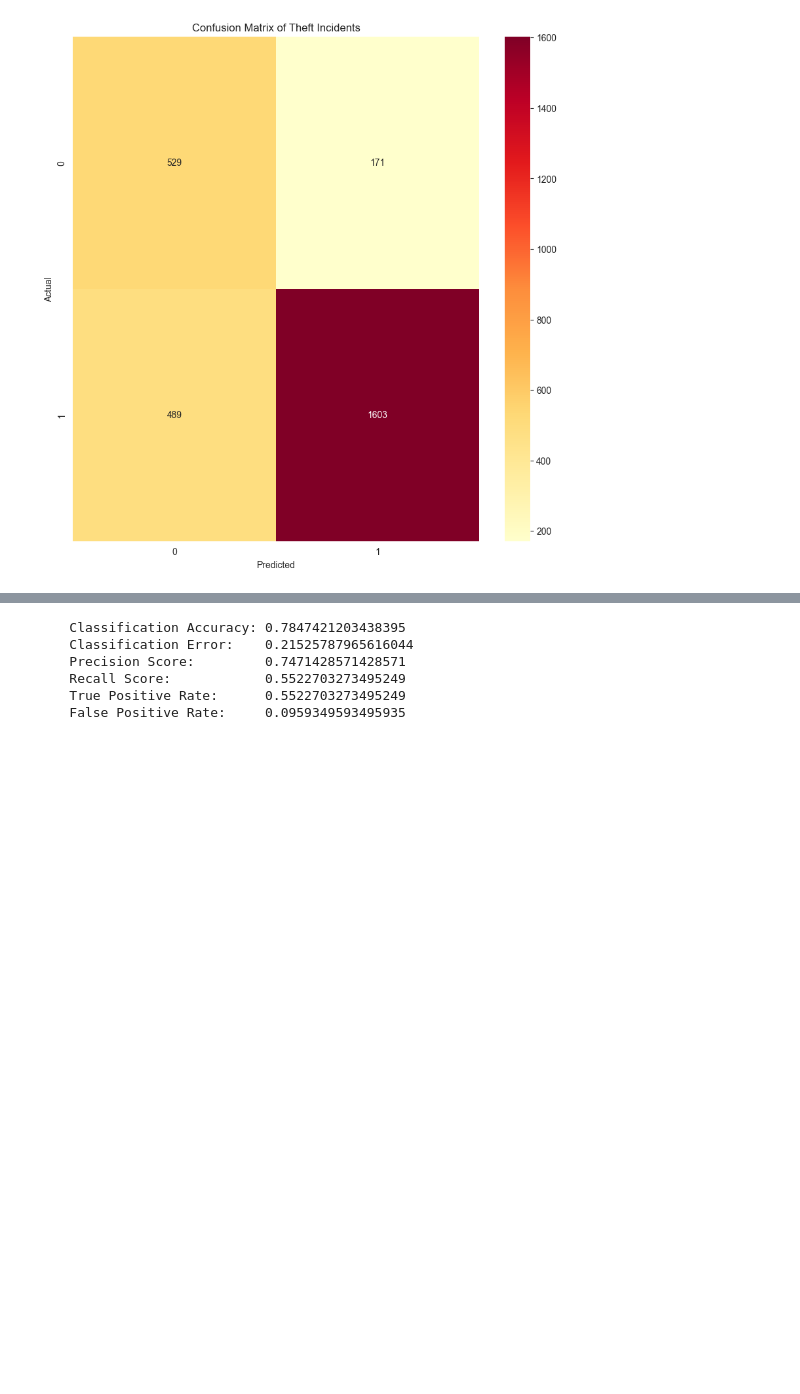
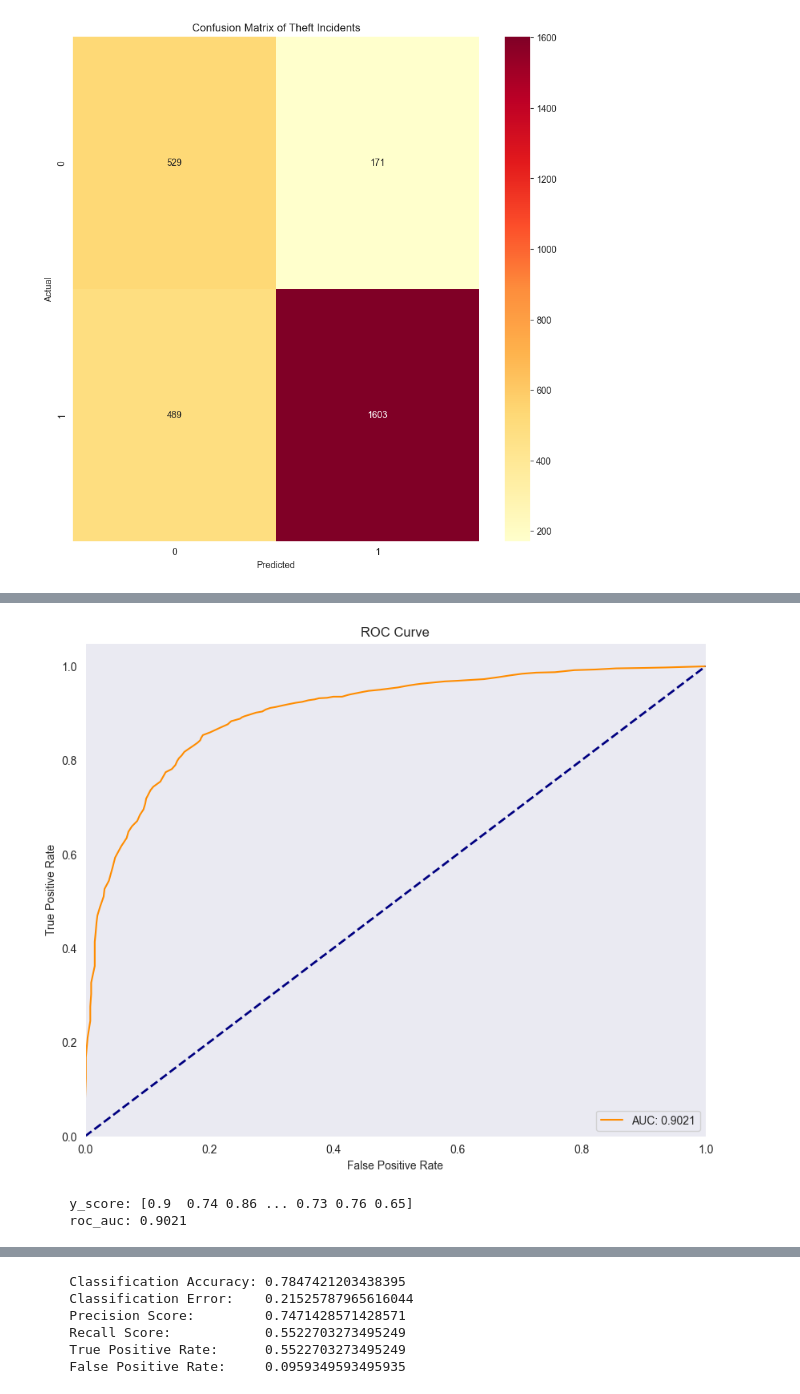
Before and after one commit to Hi-kue/syncgraph-309, a Jupyter notebook: server/insights/c309_r2_toodu_model.ipynb, the cells around one changed output, grey strips where cells are left out. Saved outputs shown, nothing was run; the diff lists cells and outputs as text; code cells hidden in the pictures; blank space fills up the shorter version.

```diff
--- a/server/insights/c309_r2_toodu_model.ipynb
+++ b/server/insights/c309_r2_toodu_model.ipynb
@@ -378,0 +439,7 @@ plt.show()
+# %%
+# ROC Curve for Random Forest Classifier
+y_score_rfc, fpr_rfc, tpr_rfc, roc_auc_rfc = calculate_roc_auc_score(y_test=y_test, model_type=ModelType.RANDOM_FOREST)
+# %% [output]
+[figure, added]
+    y_score: [0.9  0.74 0.86 ... 0.73 0.76 0.65]
+    roc_auc: 0.9021
```
Also changed, not shown: parts of 6 cells of this notebook, 3 other files.
